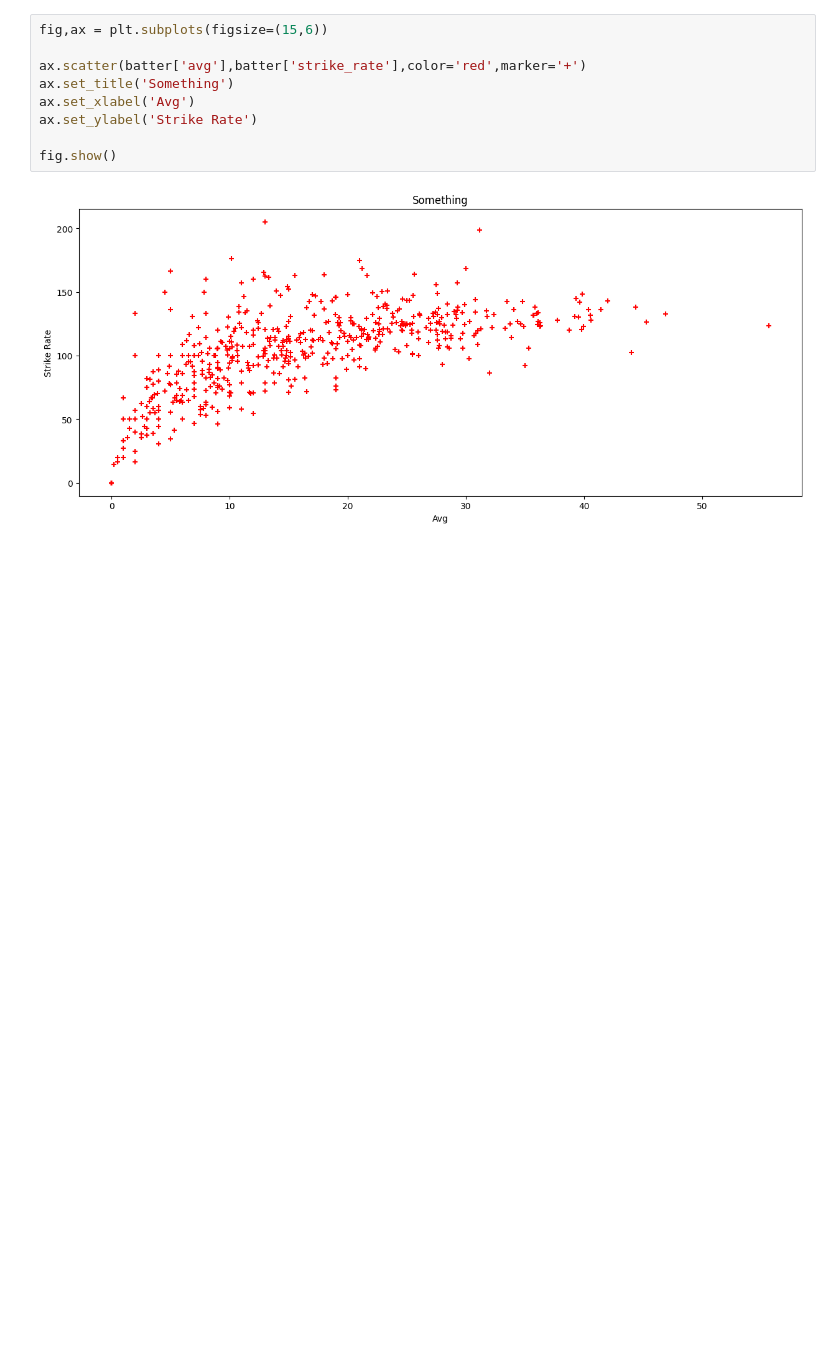
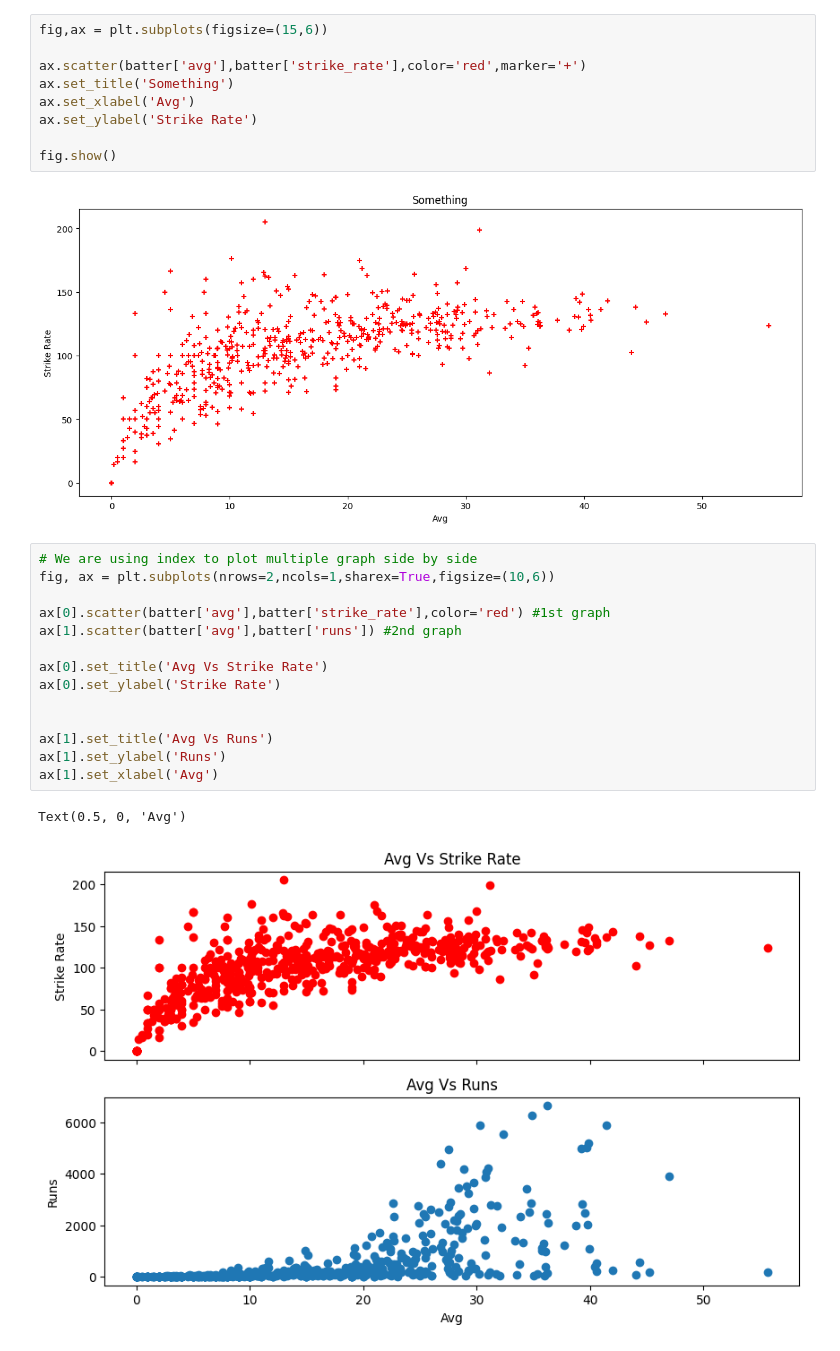
Before and after one commit to simran-aug15/Matplotlib, a Jupyter notebook: subplot.ipynb, the cells around one changed output. Drawn from its saved outputs; the diff is of its cells as text; blank space fills up the shorter version.

```diff
--- a/subplot.ipynb
+++ b/subplot.ipynb
@@ -43,3 +43,20 @@ ax.set_ylabel('Strike Rate')
 fig.show()
 # %% [output]
 [figure]
+# %%
+# We are using index to plot multiple graph side by side
+fig, ax = plt.subplots(nrows=2,ncols=1,sharex=True,figsize=(10,6))
+
+ax[0].scatter(batter['avg'],batter['strike_rate'],color='red') #1st graph
+ax[1].scatter(batter['avg'],batter['runs']) #2nd graph
+
+ax[0].set_title('Avg Vs Strike Rate')
+ax[0].set_ylabel('Strike Rate')
+
+
+ax[1].set_title('Avg Vs Runs')
+ax[1].set_ylabel('Runs')
+ax[1].set_xlabel('Avg')
+# %% [output]
+Text(0.5, 0, 'Avg')
+[figure, added]
```
